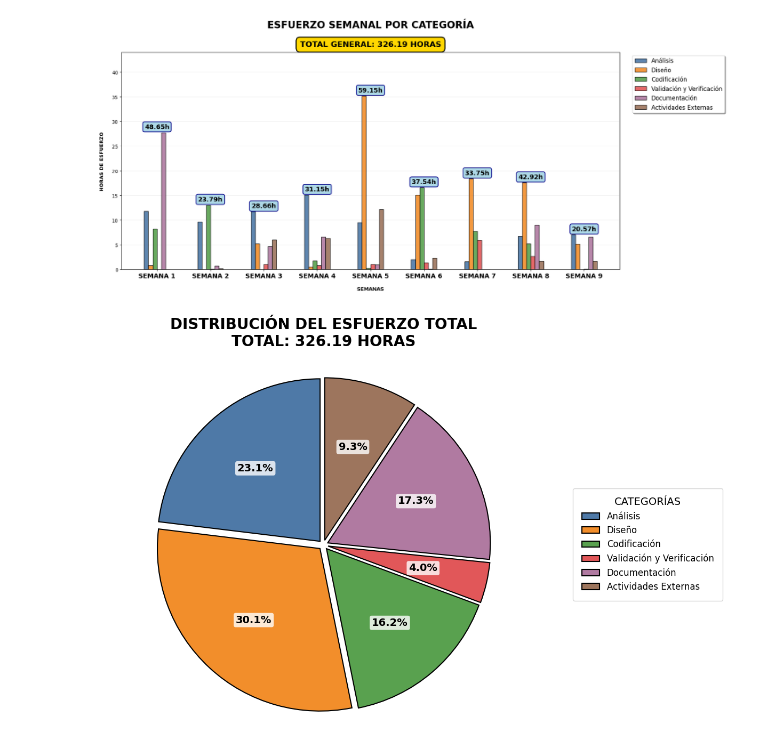
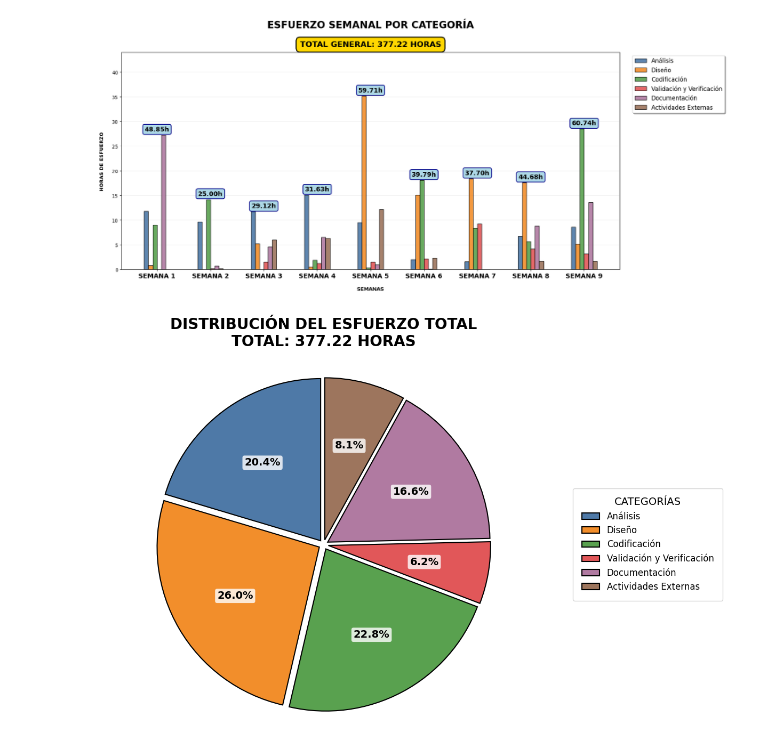
Before and after one commit to uarg-unpa/Kairos, a Jupyter notebook: registro de tiempos kairos.ipynb, the cells around one changed output. Saved outputs shown, nothing was run; the diff lists cells and outputs as text; code cells hidden in the pictures.

```diff
--- a/registro de tiempos kairos.ipynb
+++ b/registro de tiempos kairos.ipynb
@@ -54,21 +54,21 @@ def horas_a_tiempo(horas_decimales):
 # Datos Semanales (extraídos de tu última tabla y completados con '00:00:00')
 datos_semanales_str = {
     'Semana': [1, 2, 3, 4, 5, 6, 7, 8, 9],
-    'Análisis': ['11:49:47', '09:42:10', '11:42:39', '15:05:18', '09:33:00', '02:00:00', '01:38:00', '06:43:00', '07:02:40'],
+    'Análisis': ['11:49:47', '09:42:10', '11:42:39', '15:05:18', '09:33:00', '02:00:00', '01:38:00', '06:43:00', '08:36:40'],
     'Diseño': ['00:50:13', '00:00:00', '05:36:00', '00:35:10', '37:30:29', '16:06:19', '19:37:42', '18:45:29', '05:30:06'],
-    'Codificación': ['10:28:50', '16:32:42', '00:00:00', '02:13:01', '00:20:00', '21:03:00', '09:48:29', '06:37:00', '00:00:00'],
-    'Validación y Verificación': ['00:00:00', '00:34:46', '05:14:46', '04:16:20', '05:14:00', '07:22:14', '31:04:11', '13:57:42', '00:33:08'],
-    'Documentación': ['23:08:50', '00:38:08', '03:53:06', '05:31:54', '00:48:00', '00:05:00', '00:00:00', '07:30:00', '05:30:06'],
+    'Codificación': ['10:28:50', '16:32:42', '00:00:00', '02:13:01', '00:20:00', '21:03:00', '09:48:29', '06:37:00', '33:11:52'],
+    'Validación y Verificación': ['00:00:00', '00:34:46', '05:14:46', '04:16:20', '05:14:00', '07:22:14', '31:04:11', '13:57:42', '10:45:15'],
+    'Documentación': ['23:08:50', '00:38:08', '03:53:06', '05:31:54', '00:48:00', '00:05:00', '00:00:00', '07:30:00', '11:34:15'],
     'Actividades Externas': ['00:00:00', '00:45:33', '26:26:31', '27:41:43', '53:25:29', '10:10:29', '00:00:00', '07:30:00', '07:15:00']
 }
 
 # Totales Objetivo (La fila 'Total' que deseas que se cumpla)
 totales_objetivo_str = {
-    'Análisis': '75:16:34',
+    'Análisis': '76:50:34',
     'Diseño': '98:05:15',
-    'Codificación': '52:51:56',
-    'Validación y Verificación': '13:06:28',
-    'Documentación': '56:28:55',
+    'Codificación': '86:03:48',
+    'Validación y Verificación': '23:18:30',
+    'Documentación': '62:33:04',
     'Actividades Externas': '30:22:08'
 }
 total_general_objetivo_str = '300:20:16'
@@ -179,35 +179,35 @@ for i, row in df_escalado_h.iterrows():
     row_t = [horas_a_tiempo(row[c]) for c in categorias]
     total_t = horas_a_tiempo(row['Total Semanal'])
 
     # Imprimir fila con formato hh:mm:ss
     print(
         f"{row['Semana']:<8.0f} " +
         f"{row_t[0]:<13} " +
         f"{row_t[1]:<13} " +
         f"{row_t[2]:<13} " +
         f"{row_t[3]:<27} " +
         f"{row_t[4]:<13} " +
         f"{row_t[5]:<13} " +
         f"{total_t:<13}"
     )
 
 # Bloque de Totales
 print("\n" + "="*70)
 print("TOTALES POR CATEGORÍA:")
 print("="*70)
 
 for c in categorias:
     total_h = totales_categorias_final_h[c]
     total_t = horas_a_tiempo(total_h)
     porcentaje = (total_h / total_general_final_h) * 100
     print(f"{c:<26}: {total_t:>10} ({porcentaje:>5.1f}%)")
 
 total_general_t = horas_a_tiempo(total_general_final_h)
 print(f"\n{'TOTAL GENERAL':<26}: {total_general_t:>10} (Objetivo: {total_general_objetivo_str})")
 print("="*70)
 # %% [output]
-[figure, old version]
+[figure, new version]
-[figure, old version]
+[figure, new version]
 ========================================================================================================================
                               RESUMEN COMPLETO DE ESFUERZO (NORMALIZADO A TOTALES FINALES)
 ========================================================================================================================
```
Also changed, not shown: parts of 1 cell of this notebook, 44 other files.
